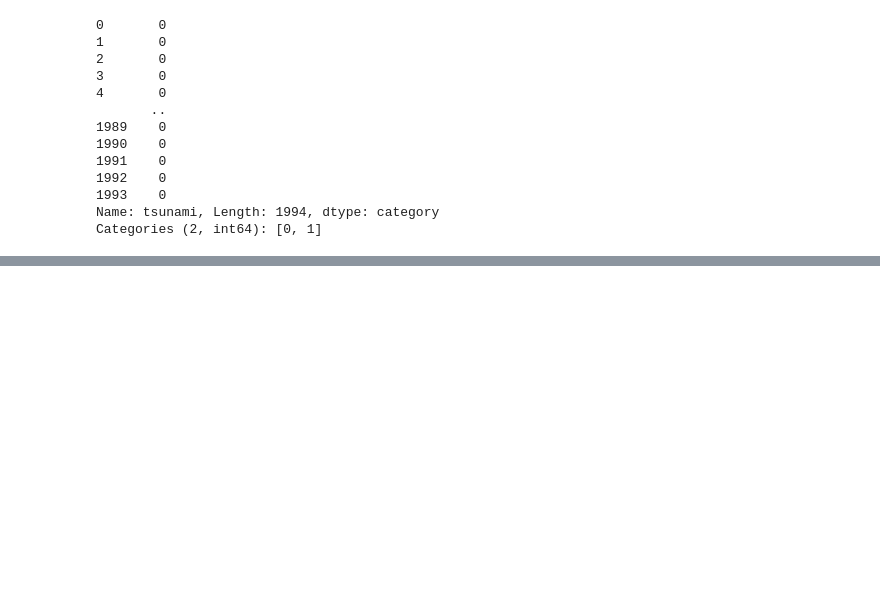
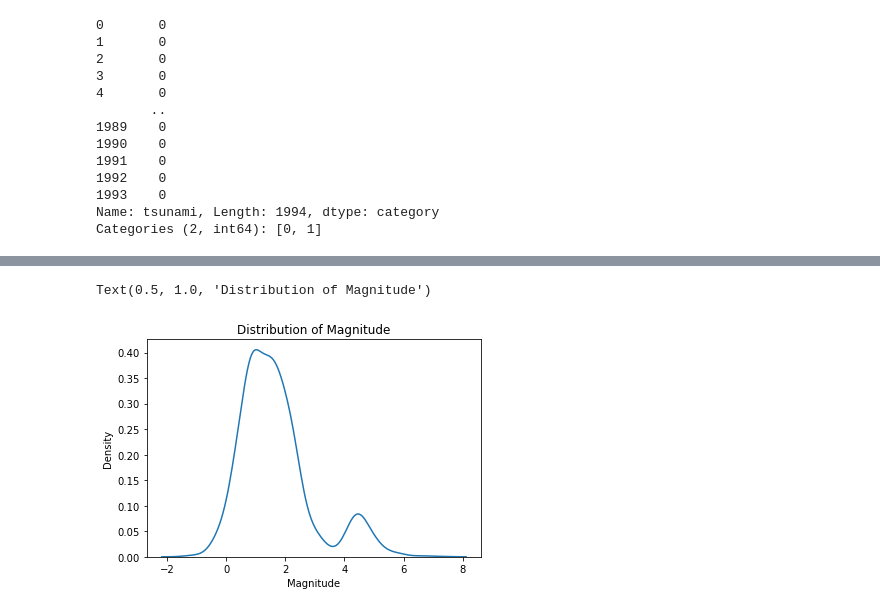
Before and after one commit to janisfroelich/daw, a Jupyter notebook: Erdbeben/Daten_aufbereiten.ipynb, the cells around one changed output, grey strips where cells are left out. Saved outputs shown, nothing was run; the diff lists cells and outputs as text; code cells hidden in the pictures; blank space fills up the shorter version.

Commit message:
verteilungen tiefe und magnitude

```diff
--- a/Erdbeben/Daten_aufbereiten.ipynb
+++ b/Erdbeben/Daten_aufbereiten.ipynb
@@ -161,0 +193,7 @@ df_erdbeben_factor
+# %%
+sns.distplot(df_erdbeben_factor["mag"], hist=False)
+plt.xlabel("Magnitude")
+plt.title("Distribution of Magnitude")
+# %% [output]
+Text(0.5, 1.0, 'Distribution of Magnitude')
+[figure, added]
```
Also changed, not shown: parts of 10 cells of this notebook.
